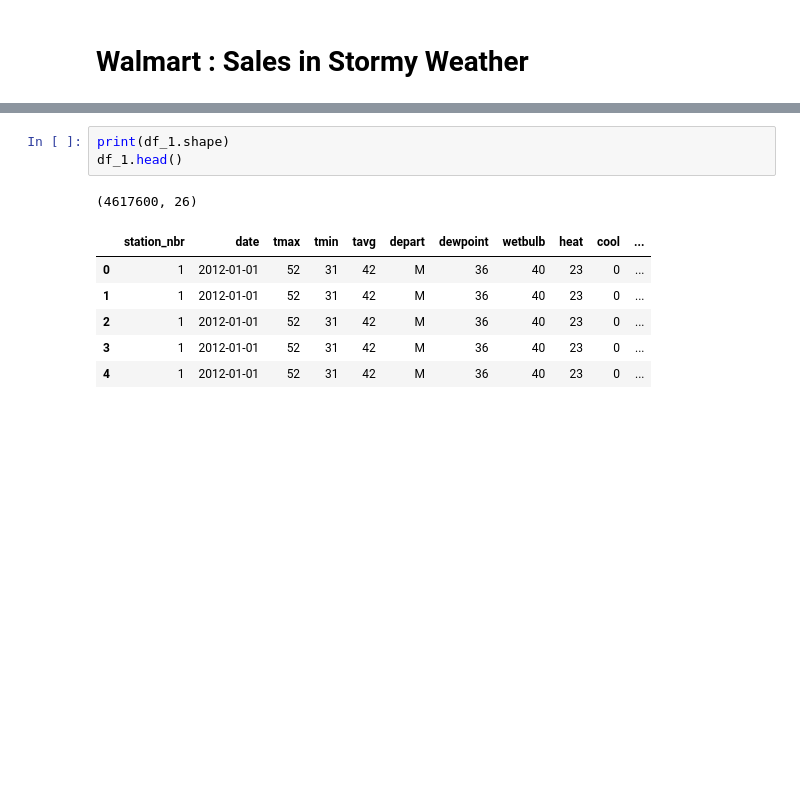
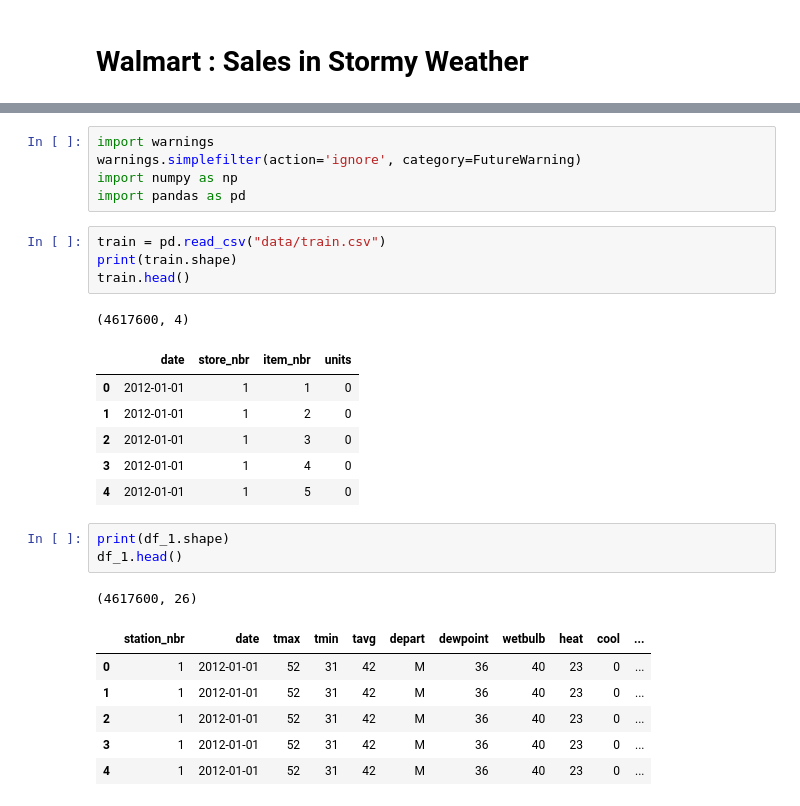
Before and after one commit to lucaseo/dss7-walmart-project, a Jupyter notebook: final/Presentation/presentation_all.ipynb, the cells around one changed output, grey strips where cells are left out. Saved outputs shown, nothing was run; the diff lists cells and outputs as text; blank space fills up the shorter version.

```diff
--- a/final/Presentation/presentation_all.ipynb
+++ b/final/Presentation/presentation_all.ipynb
@@ -20,3 +9,20 @@ Good to go !
+# %%
+import warnings
+warnings.simplefilter(action='ignore', category=FutureWarning)
+import numpy as np
+import pandas as pd
+# %%
+train = pd.read_csv("data/train.csv")
+print(train.shape)
+train.head()
+# %% [output]
+(4617600, 4)
+|  | date | store_nbr | item_nbr | units |
+| 0 | 2012-01-01 | 1 | 1 | 0 |
+| 1 | 2012-01-01 | 1 | 2 | 0 |
+| 2 | 2012-01-01 | 1 | 3 | 0 |
+| 3 | 2012-01-01 | 1 | 4 | 0 |
+| 4 | 2012-01-01 | 1 | 5 | 0 |
 # %%
 print(df_1.shape)
 df_1.head()
```
Also changed, not shown: parts of 3 cells of this notebook.
